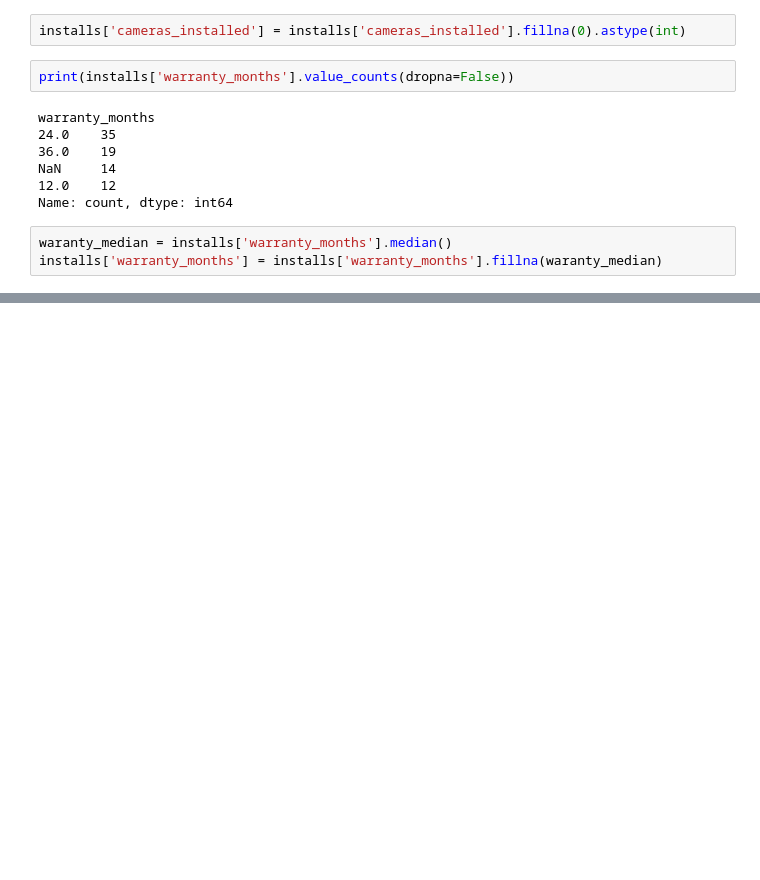
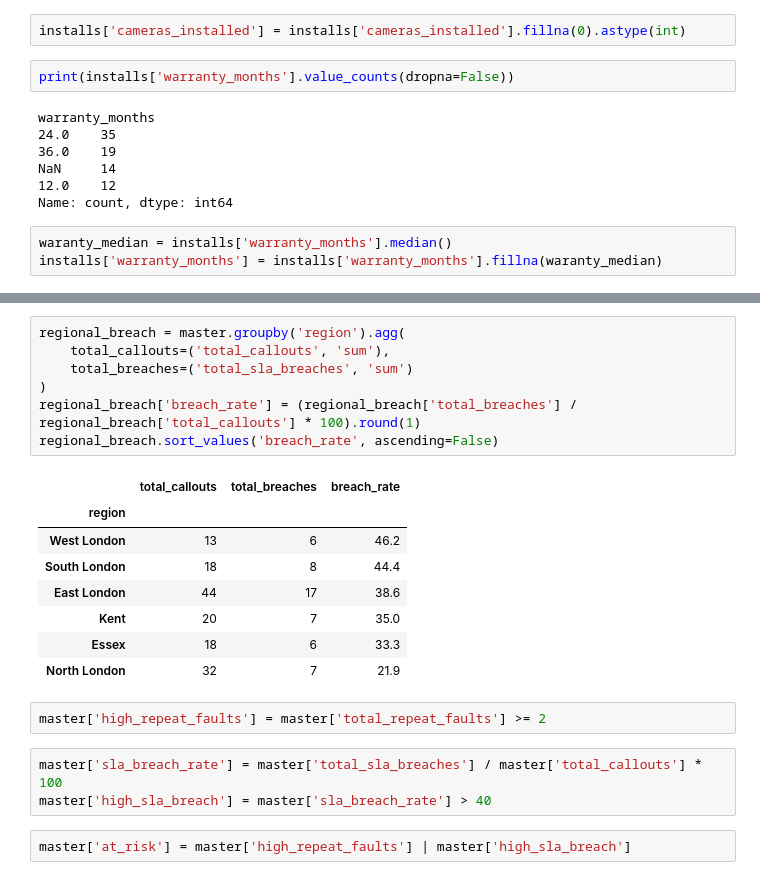
Before and after one commit to Tansoydan/Operations-Simulation, a Jupyter notebook: data_cleaning.ipynb, the cells around one changed output, grey strips where cells are left out. Saved outputs shown, nothing was run; the diff lists cells and outputs as text; blank space fills up the shorter version.

```diff
--- a/data_cleaning.ipynb
+++ b/data_cleaning.ipynb
@@ -298,0 +455,23 @@ dtype: object
+# %%
+regional_breach = master.groupby('region').agg(
+    total_callouts=('total_callouts', 'sum'),
+    total_breaches=('total_sla_breaches', 'sum')
+)
+regional_breach['breach_rate'] = (regional_breach['total_breaches'] / regional_breach['total_callouts'] * 100).round(1)
+regional_breach.sort_values('breach_rate', ascending=False)
+# %% [output]
+|  | total_callouts | total_breaches | breach_rate |
+| region |  |  |  |
+| West London | 13 | 6 | 46.2 |
+| South London | 18 | 8 | 44.4 |
+| East London | 44 | 17 | 38.6 |
+| Kent | 20 | 7 | 35.0 |
+| Essex | 18 | 6 | 33.3 |
+| North London | 32 | 7 | 21.9 |
+# %%
+master['high_repeat_faults'] = master['total_repeat_faults'] >= 2
+# %%
+master['sla_breach_rate'] = master['total_sla_breaches'] / master['total_callouts'] * 100
+master['high_sla_breach'] = master['sla_breach_rate'] > 40
+# %%
+master['at_risk'] = master['high_repeat_faults'] | master['high_sla_breach']
```
Also changed, not shown: parts of 17 cells of this notebook.
